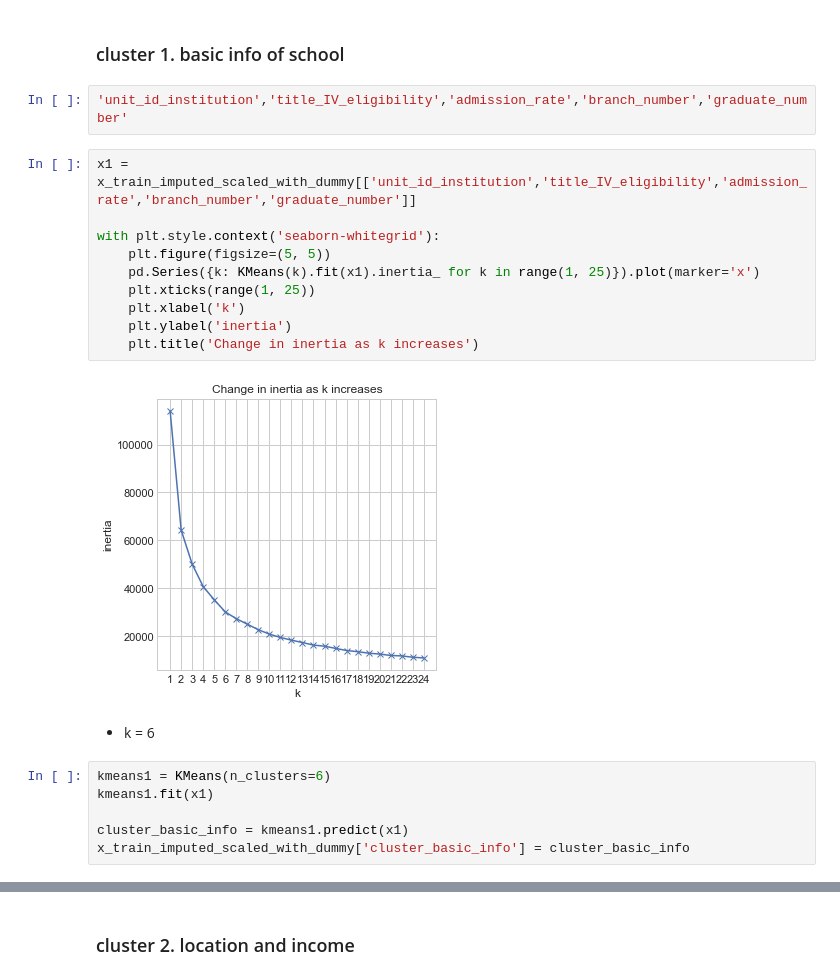
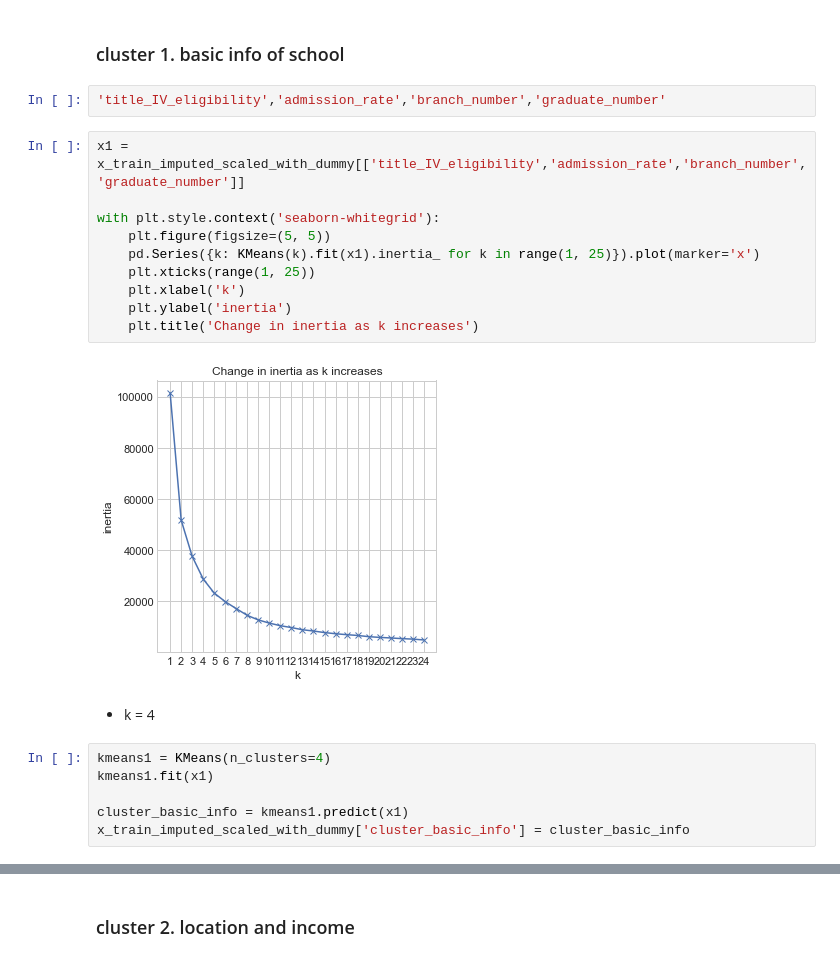
Before and after one commit to CDM-College-ROI/capstone_working_repo, a Jupyter notebook: cc_folder/cluster_exploration.ipynb, the cells around one changed output, grey strips where cells are left out. Saved outputs shown, nothing was run; the diff lists cells and outputs as text.

```diff
--- a/cc_folder/cluster_exploration.ipynb
+++ b/cc_folder/cluster_exploration.ipynb
@@ -105,23 +105,23 @@ x_train_imputed_scaled_with_dummy.head()
 # %% [markdown]
 ### cluster 1. basic info of school
 # %%
-'unit_id_institution','title_IV_eligibility','admission_rate','branch_number','graduate_number'
+'title_IV_eligibility','admission_rate','branch_number','graduate_number'
 # %%
-x1 = x_train_imputed_scaled_with_dummy[['unit_id_institution','title_IV_eligibility','admission_rate','branch_number','graduate_number']]
+x1 = x_train_imputed_scaled_with_dummy[['title_IV_eligibility','admission_rate','branch_number','graduate_number']]
 
 with plt.style.context('seaborn-whitegrid'):
     plt.figure(figsize=(5, 5))
     pd.Series({k: KMeans(k).fit(x1).inertia_ for k in range(1, 25)}).plot(marker='x')
     plt.xticks(range(1, 25))
     plt.xlabel('k')
     plt.ylabel('inertia')
     plt.title('Change in inertia as k increases')
 # %% [output]
-[figure, old version]
+[figure, new version]
 # %% [markdown]
-* k = 6
+* k = 4
 # %%
-kmeans1 = KMeans(n_clusters=6)
+kmeans1 = KMeans(n_clusters=4)
 kmeans1.fit(x1)
 
 cluster_basic_info = kmeans1.predict(x1)
```
Also changed, not shown: parts of 20 cells of this notebook.
